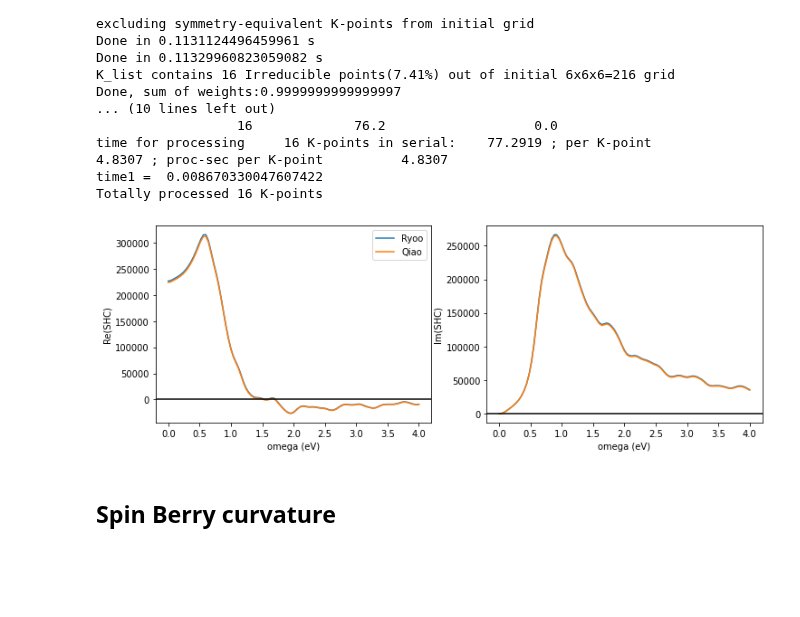
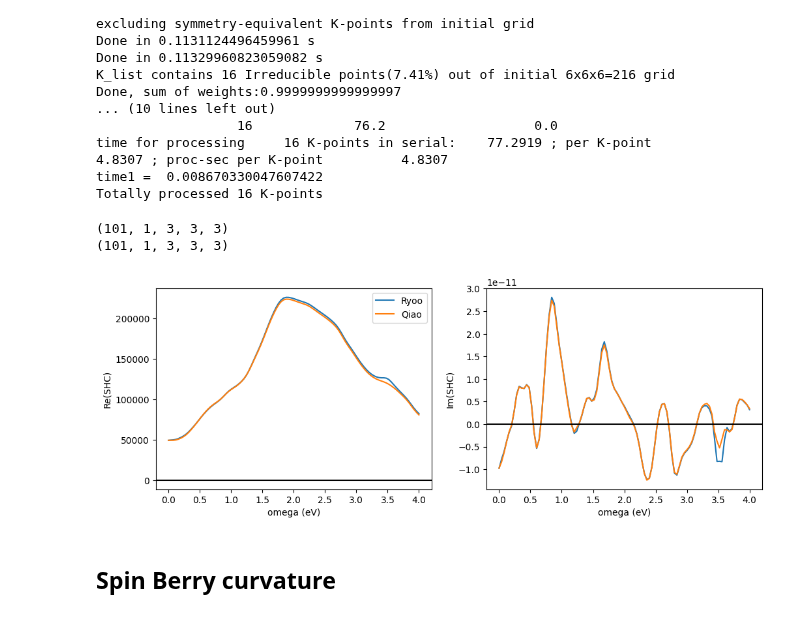
Before and after one commit to wannier-berri/WannierBerri-tutorial, a Jupyter notebook: tutorials/3_spin_hall/solution/tutorial_spin_hall.ipynb, the cells around one changed output. Saved outputs shown, nothing was run; the diff lists cells and outputs as text; code cells hidden in the pictures; blank space fills up the shorter version.

```diff
--- a/tutorials/3_spin_hall/solution/tutorial_spin_hall.ipynb
+++ b/tutorials/3_spin_hall/solution/tutorial_spin_hall.ipynb
@@ -58,7 +54,7 @@ We set symmetry using the `set_symmetry_from_structure` method, which calls spgl
 
 <!-- We also symmetrize the system. See `data_Pt/Pt.win` file and check that the initial projections are correct. For details, refer to the symmetrization tutorial. -->
 # %%
-system = wberri.System_w90("data_Pt/Pt", berry=True, SHCryoo=True, SHCqiao=True)
+system = wberri.System_w90("../data_Pt/Pt", berry=True, SHCryoo=True, SHCqiao=True)
 system.set_structure([[0., 0., 0.]], ["Pt"])
 system.set_symmetry_from_structure()
 
@@ -273,23 +261,27 @@ time for processing     16 K-points in serial:    77.2919 ; per K-point
 time1 =  0.008670330047607422
 Totally processed 16 K-points
 # %%
-shc_ryoo = result.results["SHC_ryoo"].data[0, :, 0, 1, 2]
-shc_qiao = result.results["SHC_qiao"].data[0, :, 0, 1, 2]
+print (result.results["SHC_ryoo"].data.shape)
+print (result.results["SHC_qiao"].data.shape)
+shc_ryoo = result.results["SHC_ryoo"].data[:, 0,  0, 1, 2]
+shc_qiao = result.results["SHC_qiao"].data[:, 0, 0, 1, 2]
 
 fig, axes = plt.subplots(1, 2, figsize=(12, 4))
 axes[0].plot(omega, shc_ryoo.real, label="Ryoo")
 axes[0].plot(omega, shc_qiao.real, label="Qiao")
 axes[1].plot(omega, shc_ryoo.imag)
 axes[1].plot(omega, shc_qiao.imag)
 for ax in axes:
     ax.set_xlabel("omega (eV)")
     ax.axhline(0, c="k")
 axes[0].set_ylabel("Re(SHC)")
 axes[1].set_ylabel("Im(SHC)")
 axes[0].legend()
 plt.show()
 # %% [output]
+(101, 1, 3, 3, 3)
+(101, 1, 3, 3, 3)
-[figure, old version]
+[figure, new version]
 # %% [markdown]
 ## Spin Berry curvature
 # %% [markdown]
```
Also changed, not shown: parts of 14 cells of this notebook.
